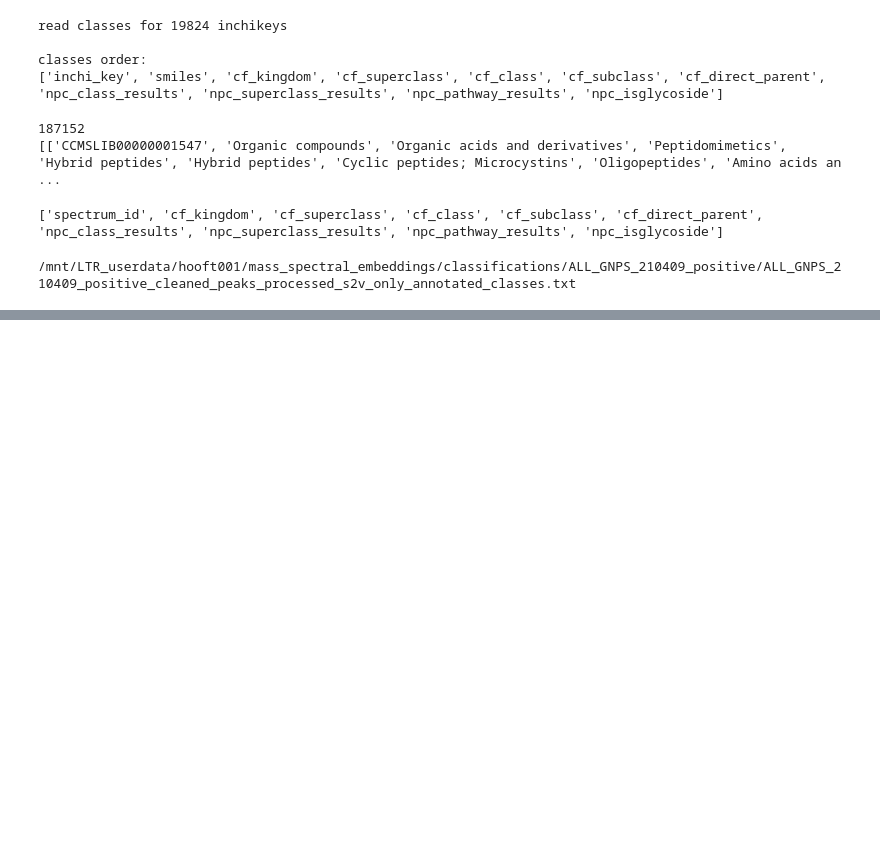
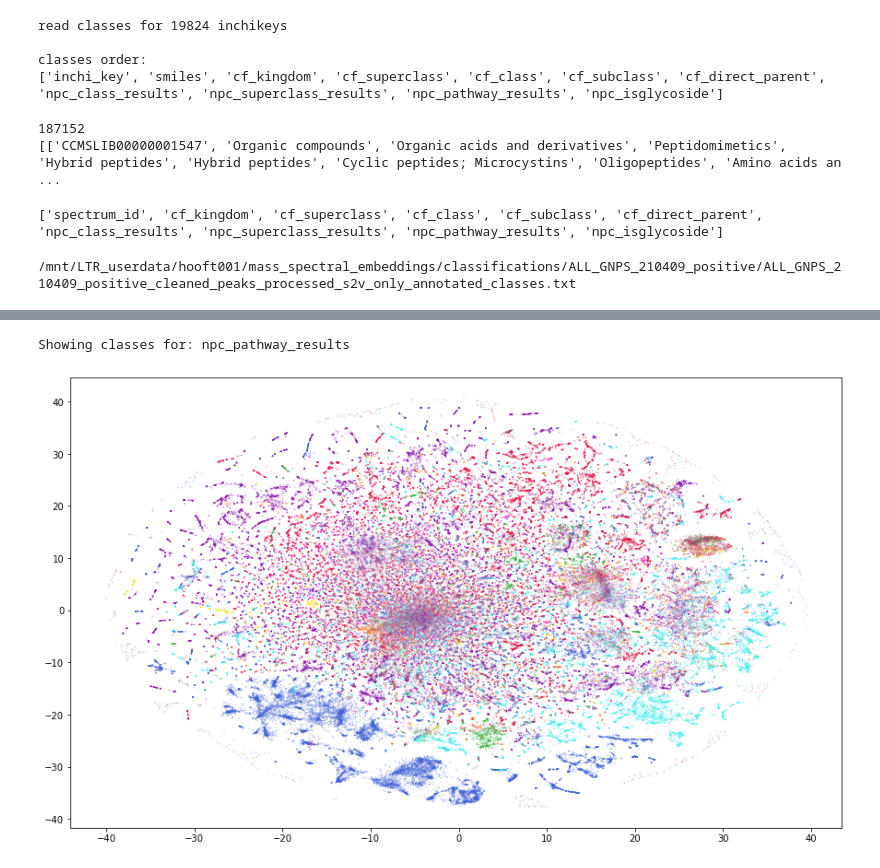
Before and after one commit to louwenjjr/ms2_mass_differences, a Jupyter notebook: notebooks/1d-Prepare_visualisation_data.ipynb, the cells around one changed output, grey strips where cells are left out. Cells and saved outputs as stored; diff of their text form; code cells hidden in the pictures; blank space fills up the shorter version.

Commit message:
add example figures for tsne

```diff
--- a/notebooks/1d-Prepare_visualisation_data.ipynb
+++ b/notebooks/1d-Prepare_visualisation_data.ipynb
@@ -176,0 +179,7 @@ with open(spectrum_classes_file, 'w') as outf:
+# %%
+nice_colours = ['#E6194B', '#3CB44B', '#FFE119', '#4363D8', '#F58231',
+                '#911EB4', '#46F0F0', '#F032E6', '#BCF60C', '#FABEBE',
+                '#008080', '#E6BEFF', '#9A6324', '#FFFAC8', '#800000',
+                '#AAFFC3', '#808000', '#FFD8B1', '#000075', '#808080',
+                '#FFFFFF', '#000000']
+len(nice_colours)
@@ -176,0 +188,19 @@ with open(spectrum_classes_file, 'w') as outf:
+# %%
+from collections import Counter
+i_chosen = -2
+chosen_classes = []
+for s_cl in spectra_classes:
+    chosen_class = s_cl[i_chosen]
+    if not chosen_class:
+        chosen_class = "Unclassified"
+    else:  # separate in single classes
+        chosen_class = chosen_class.split("; ")[0]
+    chosen_classes.append(chosen_class)
+
+print(f"{len(set(chosen_classes))} classes in this category, {len(nice_colours)} colours to choose from")
+colour_dict = {cl:nice_colours[min([i,len(nice_colours)-1])] for i, cl in enumerate(sorted(set(chosen_classes)))}
+colour_labels, colour_codes = zip(*colour_dict.items())
+spectra_chosen_classes = [colour_dict[c_cl] for c_cl in chosen_classes]
+print(colour_dict)
+print(len(spectra_chosen_classes))
+Counter(chosen_classes).most_common()
@@ -176,0 +219,8 @@ with open(spectrum_classes_file, 'w') as outf:
+# %%
+print("Showing classes for:", new_header[i_chosen])
+plt.figure(figsize=(15,9))
+plt.scatter(tsne_2d_res[:,0],tsne_2d_res[:,1], 0.02, c=spectra_chosen_classes)
+plt.show()
+# %% [output]
+Showing classes for: npc_pathway_results
+[figure, added]
```
Also changed, not shown: parts of 4 cells of this notebook.
